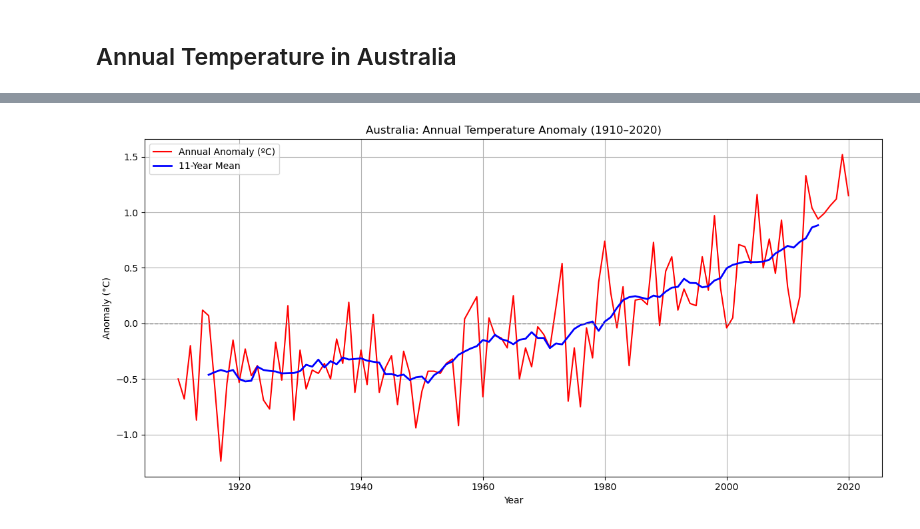
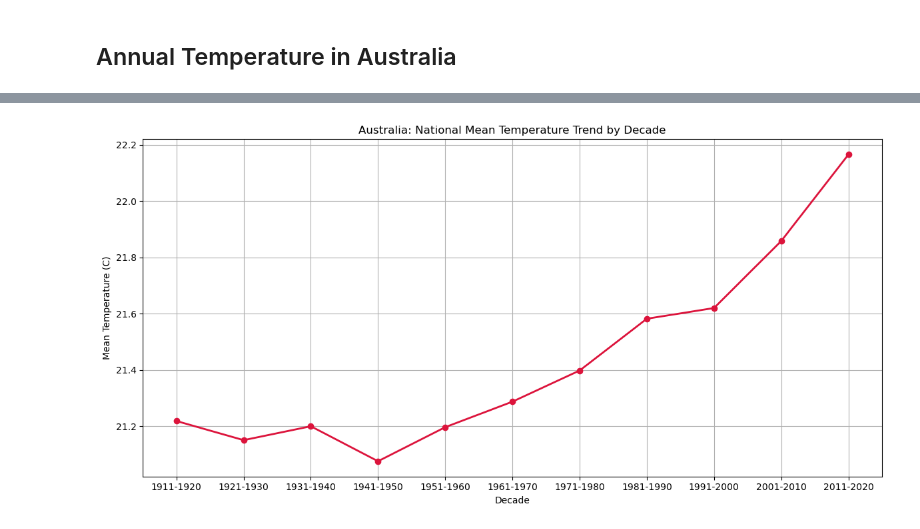
Before and after one commit to rogerespinosamorros/WeatherPredictionAustralia, a Jupyter notebook: notebooks/01AnnualTemperature.ipynb, the cells around one changed output, grey strips where cells are left out. Drawn from its saved outputs; the diff is of its cells as text; code cells hidden in the pictures.

Commit message:
temperature-hotfix

```diff
--- a/notebooks/01AnnualTemperature.ipynb
+++ b/notebooks/01AnnualTemperature.ipynb
@@ -8,7 +8,7 @@ import os
 DATA_DIR = r"d:\PersonalProjects\WeatherPredictionAustralia\data"
 OUTPUTS_DIR = r"d:\PersonalProjects\WeatherPredictionAustralia\outputs"
 
-df = pd.read_csv(os.path.join(DATA_DIR, "temp", "20210908_cli_001_graph-forplot.csv")) # From data.gov.au
+temp_df = pd.read_csv(os.path.join(DATA_DIR, "temp", "aus_mean_temp.csv"))
 
-print(df.head(), df.tail())
+temp_df.info()
 # %% [output]
@@ -34,17 +43,13 @@ df = df.dropna(subset=["Year", "Temperature"])
 # %%
 # Plotting
 plt.figure(figsize=(12, 6))
-plt.plot(df['Year'], df['Temperature'], label="Annual Anomaly (ºC)", color="red")
-plt.plot(df["Year"], df["11-year mean"], label="11-Year Mean", color="blue", linewidth=2)
-
-
-plt.axhline(0, color="gray", linestyle="--", linewidth=1)
-plt.title("Australia: Annual Temperature Anomaly (1910–2020)")
-plt.xlabel("Year")
-plt.ylabel("Anomaly (°C)")
+plt.plot(temp_df["Decade"], temp_df["Mean_Temperature"], marker="o", color="crimson", linewidth=2)
+plt.title("Australia: National Mean Temperature Trend by Decade")
+plt.xlabel("Decade")
+plt.ylabel("Mean Temperature (C)")
 plt.grid(True)
-plt.legend()
 plt.tight_layout()
+plt.savefig(os.path.join(OUTPUTS_DIR, "temp", "australia_mean_temp.png"))
 plt.show()
 # %% [output]
-[figure, old version]
+[figure, new version]
```
Also changed, not shown: parts of 9 cells of this notebook, 6 other files.
